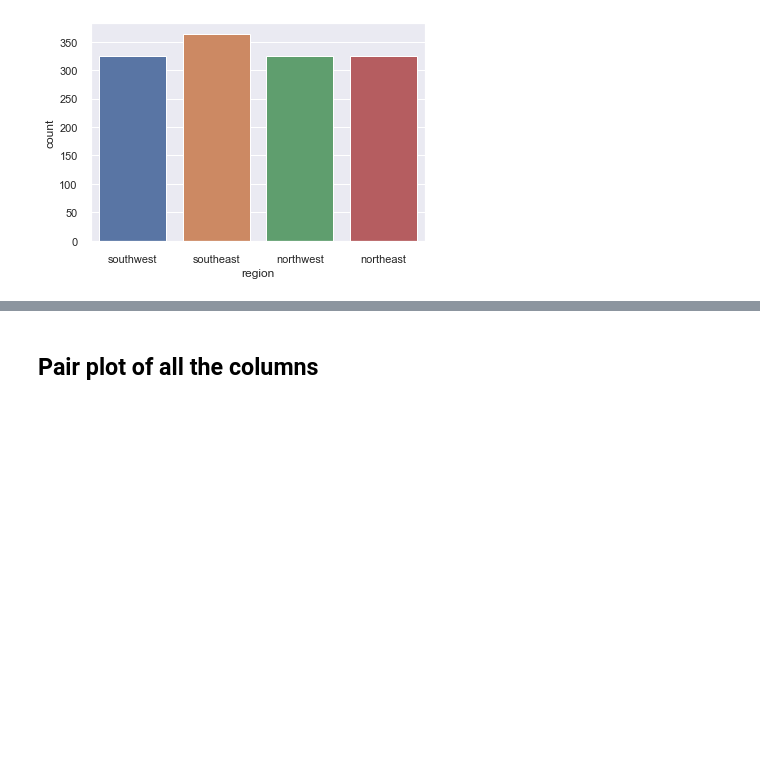
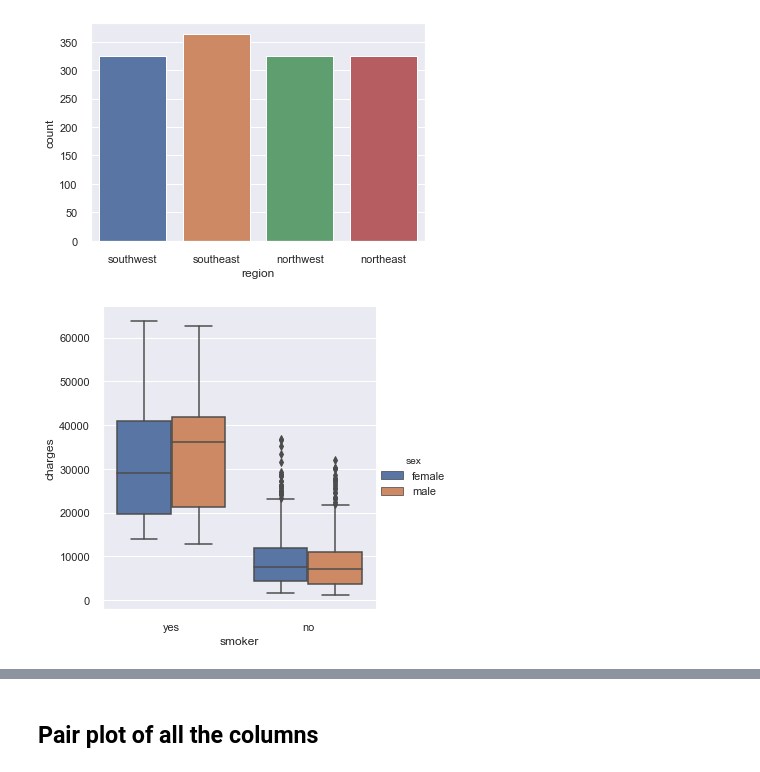
Before and after one commit to nazeer-dev/DataScience_Learning, a Jupyter notebook: Statistics_Project/Statistical_Project.ipynb, the cells around one changed output, grey strips where cells are left out. Cells and saved outputs as stored; diff of their text form; code cells hidden in the pictures; blank space fills up the shorter version.

```diff
--- a/Statistics_Project/Statistical_Project.ipynb
+++ b/Statistics_Project/Statistical_Project.ipynb
@@ -237,3 +237,8 @@ sns.countplot(df_cat["smoker"]);
 sns.countplot(df_cat["region"]);
 # %% [output]
 [figure]
+# %%
+# Let us analyze categorical variables "smoker" and "sex" (as hue) with respect to "charges" as continuous variable
+sns.catplot(x="smoker", y="charges", hue="sex", kind="box", data=df);
+# %% [output]
+[figure, added]
```
Also changed, not shown: parts of 16 cells of this notebook, 1 other file.
